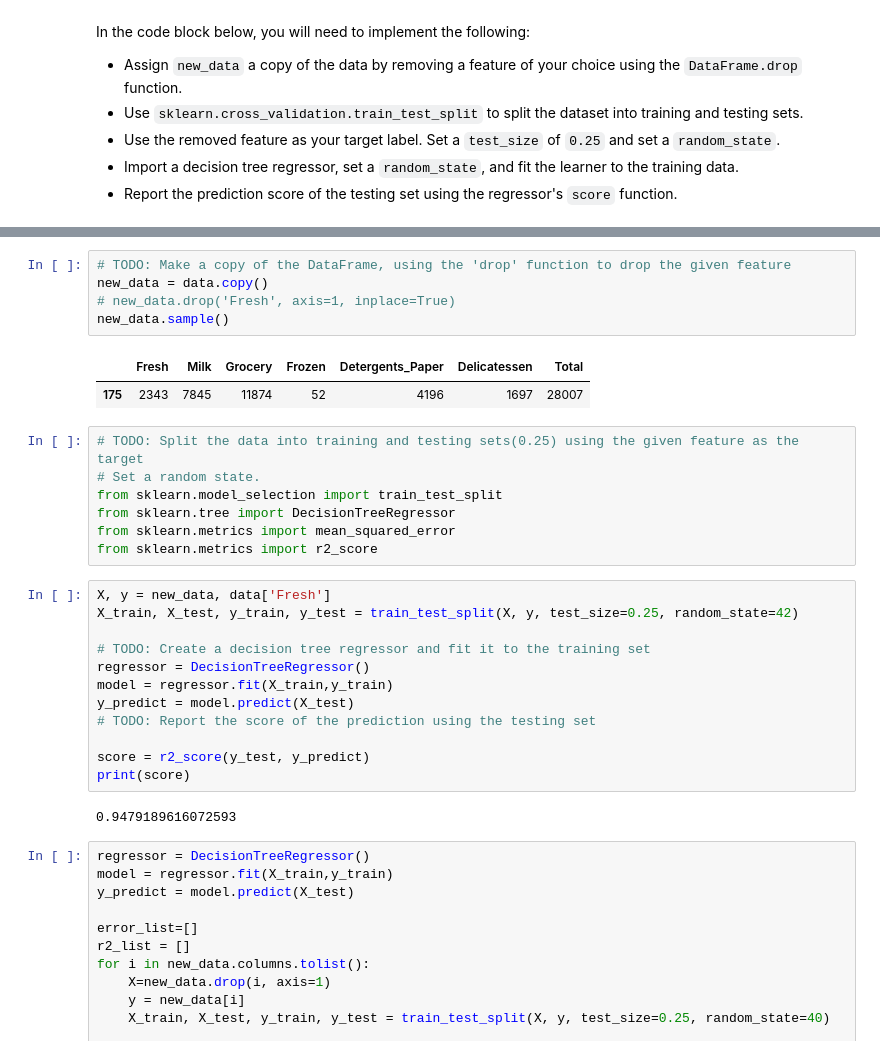
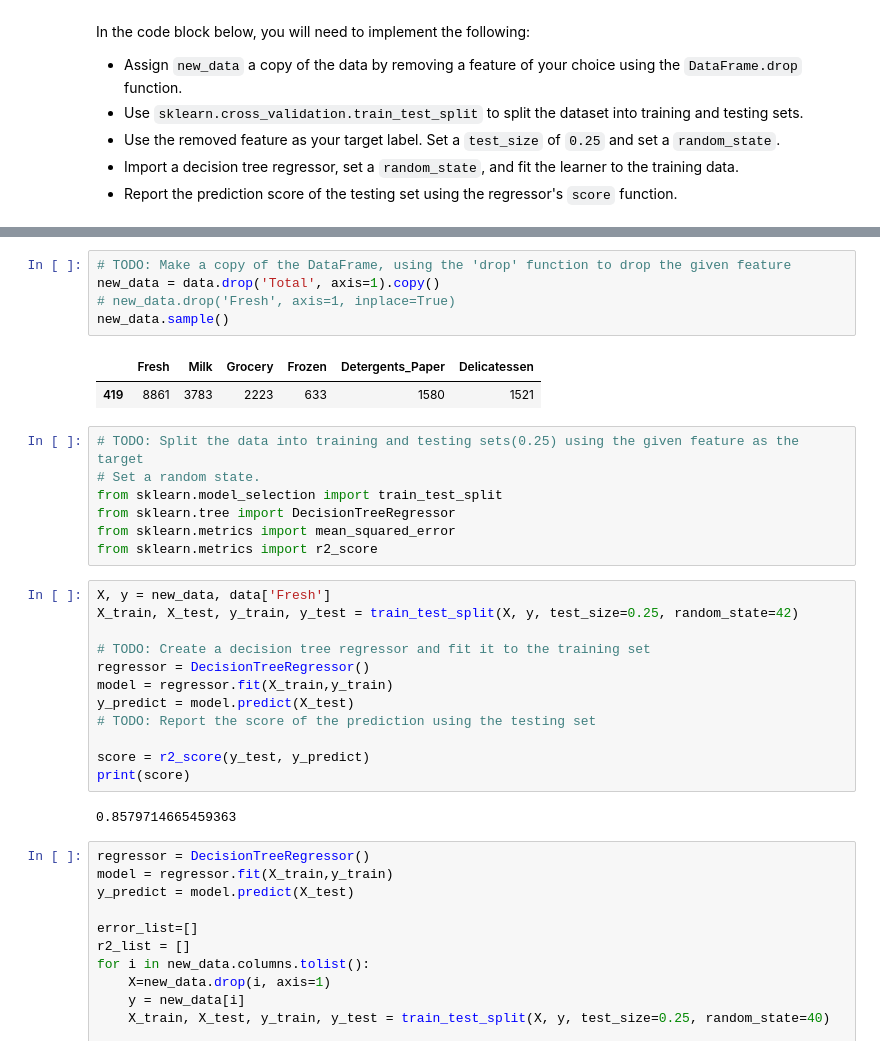
Before and after one commit to itosi/Creating_Customer_Segments, a Jupyter notebook: customer_segments.ipynb, the cells around one changed output, grey strips where cells are left out. Drawn from its saved outputs; the diff is of its cells as text.

```diff
--- a/customer_segments.ipynb
+++ b/customer_segments.ipynb
@@ -225,11 +225,11 @@ data.sample()
 # %%
 # TODO: Make a copy of the DataFrame, using the 'drop' function to drop the given feature
-new_data = data.copy()
+new_data = data.drop('Total', axis=1).copy()
 # new_data.drop('Fresh', axis=1, inplace=True)
 new_data.sample()
 # %% [output]
-|  | Fresh | Milk | Grocery | Frozen | Detergents_Paper | Delicatessen | Total |
-| 175 | 2343 | 7845 | 11874 | 52 | 4196 | 1697 | 28007 |
+|  | Fresh | Milk | Grocery | Frozen | Detergents_Paper | Delicatessen |
+| 419 | 8861 | 3783 | 2223 | 633 | 1580 | 1521 |
 # %%
 # TODO: Split the data into training and testing sets(0.25) using the given feature as the target
 # Set a random state.
@@ -250,7 +250,7 @@ y_predict = model.predict(X_test)
 score = r2_score(y_test, y_predict)
 print(score)
 # %% [output]
-0.9479189616072593
+0.8579714665459363
 # %%
 regressor = DecisionTreeRegressor()
 model = regressor.fit(X_train,y_train)
```
Also changed, not shown: parts of 37 cells of this notebook.
